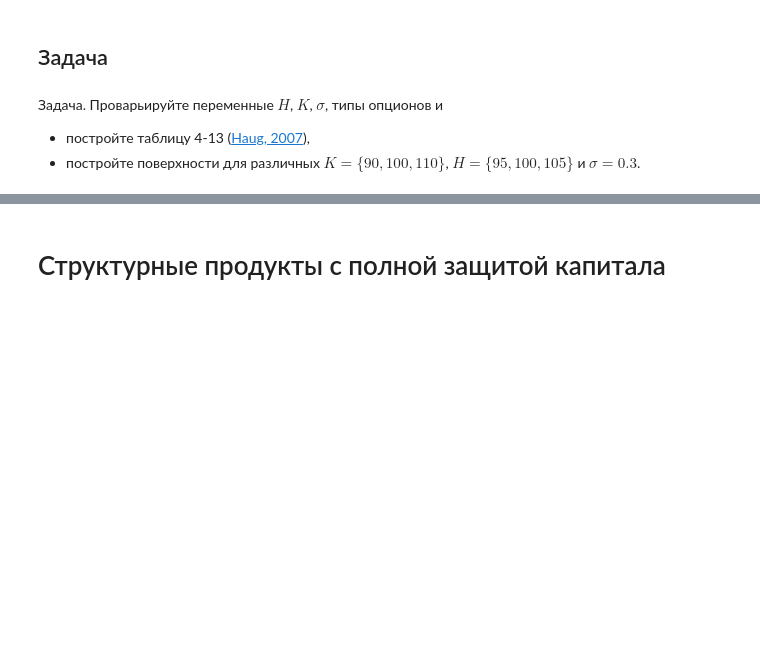
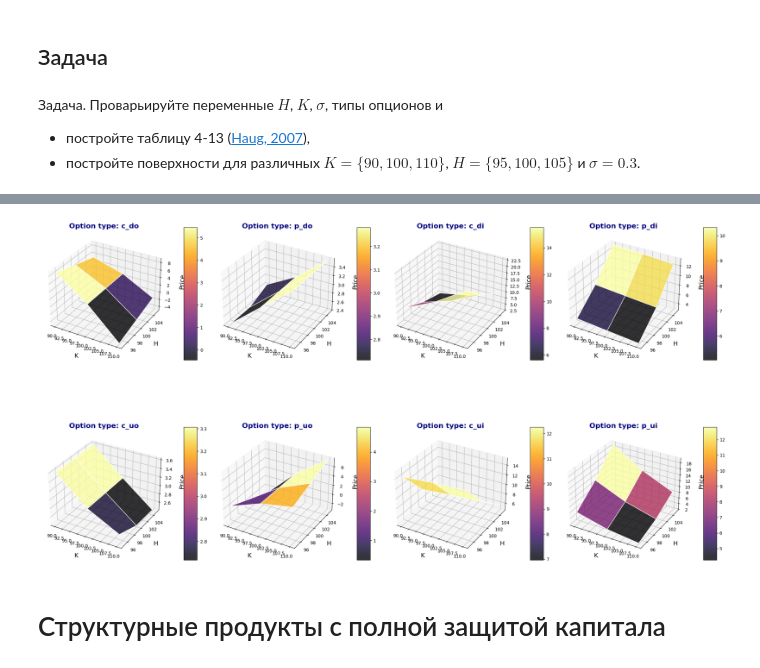
Before and after one commit to MiromanovDaniil/GSFP-labs, a Jupyter notebook: lab_2b_GSFP.ipynb, the cells around one changed output, grey strips where cells are left out. Saved outputs shown, nothing was run; the diff lists cells and outputs as text; code cells hidden in the pictures; blank space fills up the shorter version.

```diff
--- a/lab_2b_GSFP.ipynb
+++ b/lab_2b_GSFP.ipynb
@@ -287,10 +287,11 @@ def get_barrier_table():
                     for is_call in [True, False]:
                         price = barrier_option(option_type, S, H, K, R, T, r, b, sigma, is_call)
                         table.append({
-                            "Type": f"{'c' if is_call else 'p'}{option_type[:1].lower()}{option_type[option_type.rfind("-")+1]}",
+                            "type": f"{'c' if is_call else 'p'}_{option_type[:1].lower()}{option_type[option_type.rfind("-")+1]}",
                             "K": K,
                             "H": H,
-                            "o": sigma,
-                            "Price": price
+                            "sigma": sigma,
+                            "price": price
                         })
     return pd.DataFrame(table)
+df = get_barrier_table()
@@ -349,3 +314,36 @@ def plot_surface():
+# %%
+def plot_graphs():
+    options = df.type.unique()
+    sigma = 0.3
+    fig = plt.figure(figsize=(22, 15))
+
+    # Define grid points for K and H
+    K_values = [90, 100, 110]
+    H_values = [95, 100, 105]
+    K_grid, H_grid = np.meshgrid(K_values, H_values)
+
+    for idx, option in enumerate(options):
+        sub_df = df[(df.type == option) & (df.sigma == sigma)]
+        price_grid = sub_df.price.values.reshape((len(H_values), len(K_values)))
+        ax = fig.add_subplot(2, 4, idx + 1, projection="3d")
+        surf = ax.plot_surface(K_grid, H_grid, price_grid, cmap="inferno", edgecolor="w", alpha=0.8)
+
+        ax.set_title(f"Option type: {option}", fontsize=16, fontweight='bold', color='navy')
+        ax.set_xlabel("K", fontsize=14, labelpad=10)
+        ax.set_ylabel("H", fontsize=14, labelpad=10)
+        ax.set_zlabel("Price", fontsize=14, labelpad=10)
+
+        fig.colorbar(surf, ax=ax, shrink=0.5, aspect=10, pad=0.1)
+
+        ax.grid(True, linestyle="--", color="gray", alpha=0.5)
+
+    plt.tight_layout()
+
+    plt.show()
+# %%
+plot_graphs()
+# %% [output]
+[figure, added]
 # %% [markdown]
 # Структурные продукты с полной защитой капитала
 # %% [markdown]
```
Also changed, not shown: parts of 8 cells of this notebook.
